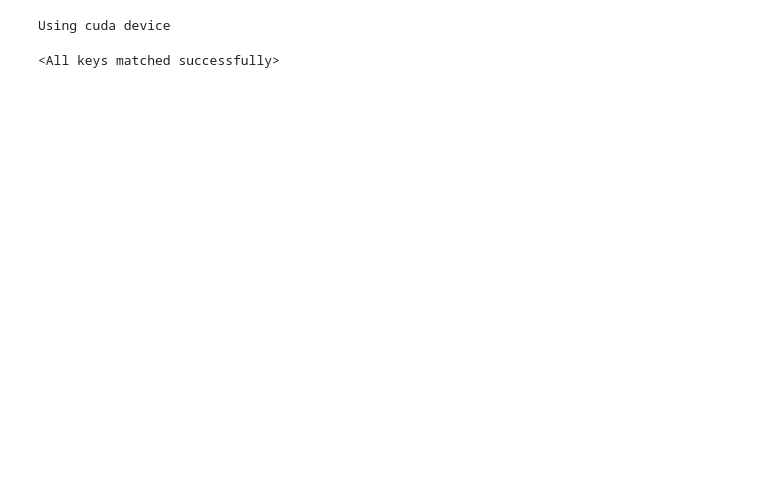
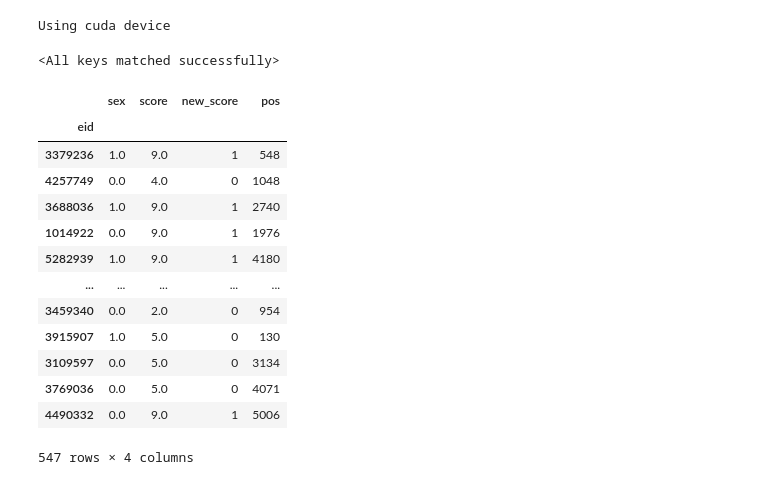
Before and after one commit to nspranav/Ukbiobank_ADHD, a Jupyter notebook: test_model.ipynb, the cells around one changed output. Saved outputs shown, nothing was run; the diff lists cells and outputs as text; code cells hidden in the pictures; blank space fills up the shorter version.

Commit message:
Attributions on test data

```diff
--- a/test_model.ipynb
+++ b/test_model.ipynb
@@ -53,11 +60,16 @@ batch_size = 5
 # %%
 
-valid_data = CustomDataset(train= False,test=False)
+all_data = CustomDataset(train=True,valid=False)
+
+
+valid_data = CustomDataset(train= False,valid=False)
 
 # get filtered variables
-vars = valid_data.vars
+vars = valid_data.vars.iloc[valid_data.test_idx]
 
-valid_sampler = SubsetRandomSampler(list(range(len(vars))))
+all_data_sampler = SubsetRandomSampler(range(3500))
+valid_sampler = SubsetRandomSampler(valid_data.test_idx)
 
+all_loader = DataLoader(all_data,batch_size=1,sampler=all_data_sampler)
 valid_loader = DataLoader(valid_data,batch_size=batch_size,
                             sampler= valid_sampler, num_workers=num_workers)
@@ -70,0 +84,17 @@ y
+# %%
+vars
+# %% [output]
+|  | sex | score | new_score | pos |
+| eid |  |  |  |  |
+| 3379236 | 1.0 | 9.0 | 1 | 548 |
+| 4257749 | 0.0 | 4.0 | 0 | 1048 |
+| 3688036 | 1.0 | 9.0 | 1 | 2740 |
+| 1014922 | 0.0 | 9.0 | 1 | 1976 |
+| 5282939 | 1.0 | 9.0 | 1 | 4180 |
+| ... | ... | ... | ... | ... |
+| 3459340 | 0.0 | 2.0 | 0 | 954 |
+| 3915907 | 1.0 | 5.0 | 0 | 130 |
+| 3109597 | 0.0 | 5.0 | 0 | 3134 |
+| 3769036 | 0.0 | 5.0 | 0 | 4071 |
+| 4490332 | 0.0 | 9.0 | 1 | 5006 |
+547 rows × 4 columns
```
Also changed, not shown: parts of 78 cells of this notebook, 35 other files.
